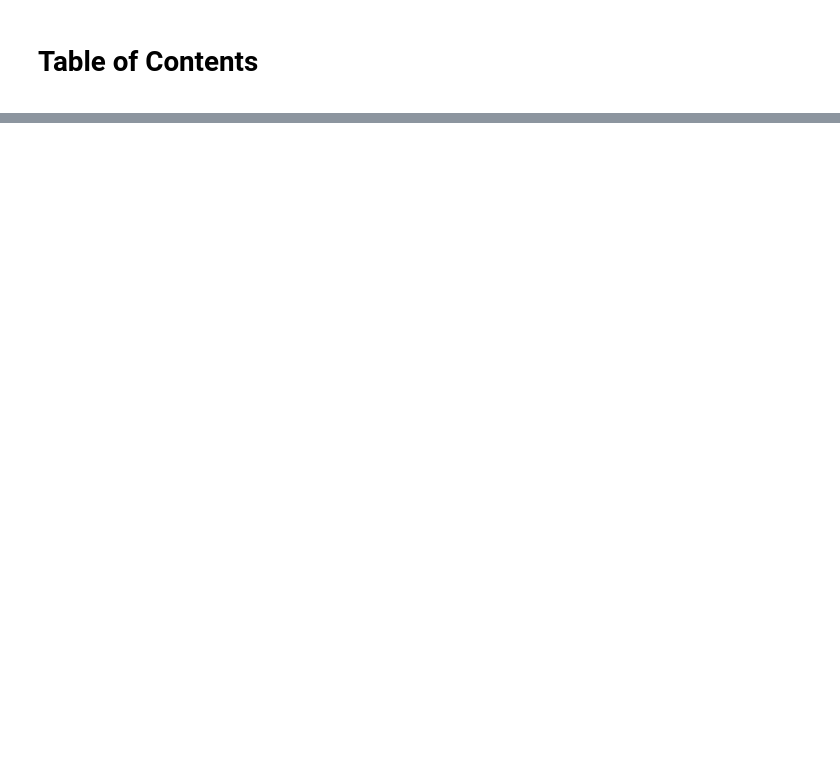
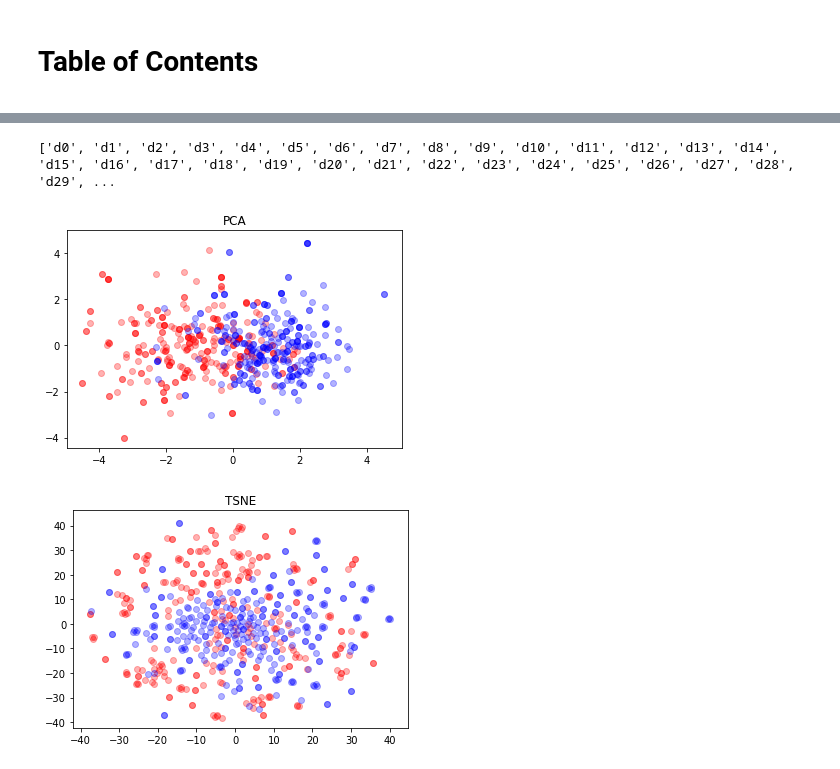
Before and after one commit to timpostuvan/link-prediction-facebook100, a Jupyter notebook: Feature Analysis.ipynb, the cells around one changed output, grey strips where cells are left out. Cells and saved outputs as stored; diff of their text form; code cells hidden in the pictures; blank space fills up the shorter version.

```diff
--- a/Feature Analysis.ipynb
+++ b/Feature Analysis.ipynb
@@ -124,0 +141,7 @@ np.mean([])
+# %%
+temp = pd.concat([n2v_df,raw_data['label']],axis=1)
+feature_red(temp,list(temp.columns),ind =  indices)
+# %% [output]
+['d0', 'd1', 'd2', 'd3', 'd4', 'd5', 'd6', 'd7', 'd8', 'd9', 'd10', 'd11', 'd12', 'd13', 'd14', 'd15', 'd16', 'd17', 'd18', 'd19', 'd20', 'd21', 'd22', 'd23', 'd24', 'd25', 'd26', 'd27', 'd28', 'd29', ...
+[figure, added]
+[figure, added]
```
Also changed, not shown: parts of 43 cells of this notebook, 11 other files.
